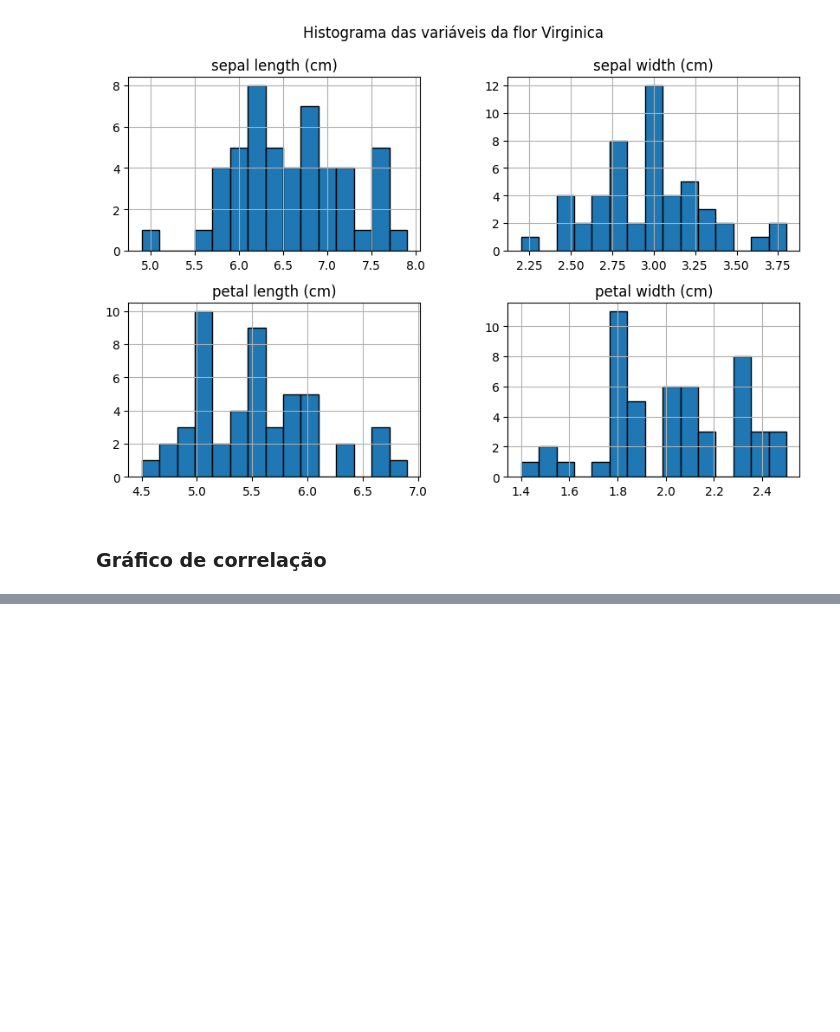
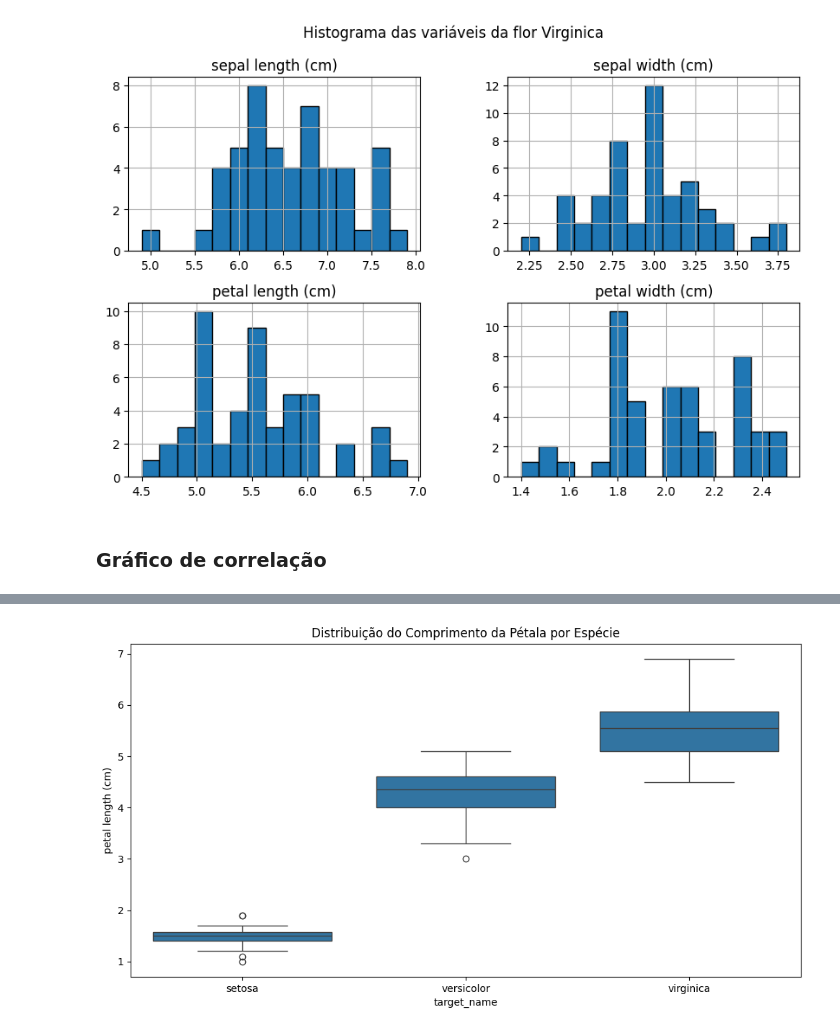
Before and after one commit to motamarcelo/jupyter_notebooks, a Jupyter notebook: IrisDataSetAnalysis.ipynb, the cells around one changed output, grey strips where cells are left out. Cells and saved outputs as stored; diff of their text form; code cells hidden in the pictures; blank space fills up the shorter version.

```diff
--- a/IrisDataSetAnalysis.ipynb
+++ b/IrisDataSetAnalysis.ipynb
@@ -230,0 +241,7 @@ print(2+2)
+# %%
+plt.figure(figsize=(12,6))
+sns.boxplot(x="target_name", y="petal length (cm)", data=iris_df)
+plt.title("Distribuição do Comprimento da Pétala por Espécie")
+plt.show()
+# %% [output]
+[figure, added]
```
Also changed, not shown: parts of 35 cells of this notebook, 1 other file.
